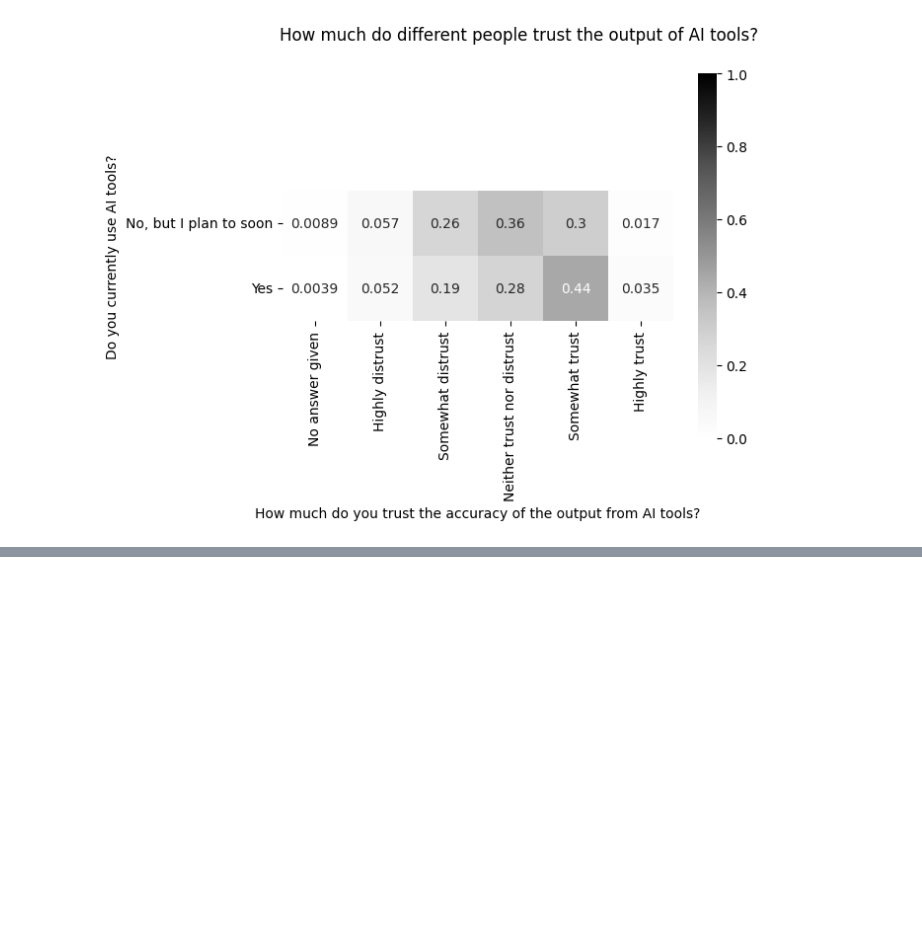
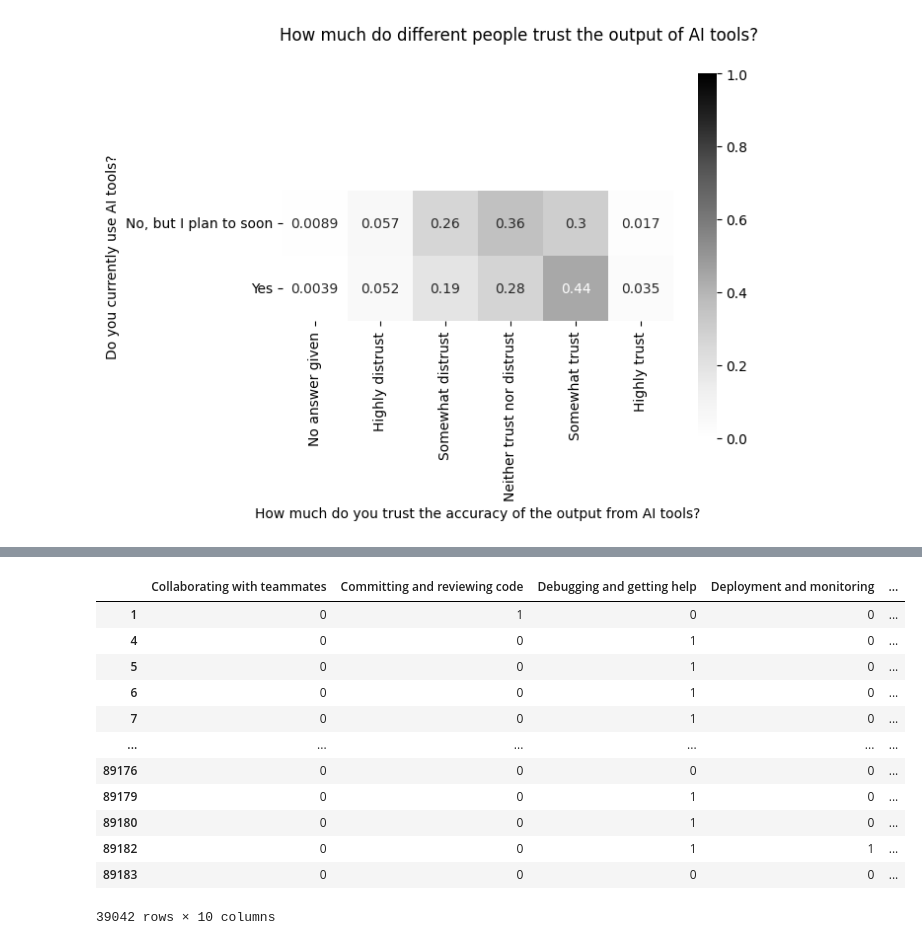
Before and after one commit to jeremysb1/data_analysis_projects, a Jupyter notebook: categorical_data.ipynb, the cells around one changed output, grey strips where cells are left out. Drawn from its saved outputs; the diff is of its cells as text; code cells hidden in the pictures; blank space fills up the shorter version.

Commit message:
added indicator columns for survey answers

```diff
--- a/categorical_data.ipynb
+++ b/categorical_data.ipynb
@@ -347,0 +366,21 @@ plt.show()
+# %%
+ai_tool_indicators = (
+    survey.loc[survey["AISelect"] == "Yes", "AIToolCurrently Using"]
+    .str.get_dummies(sep=";")
+)
+
+ai_tool_indicators
+# %% [output]
+|  | Collaborating with teammates | Committing and reviewing code | Debugging and getting help | Deployment and monitoring | ... |
+| 1 | 0 | 1 | 0 | 0 | ... |
+| 4 | 0 | 0 | 1 | 0 | ... |
+| 5 | 0 | 0 | 1 | 0 | ... |
+| 6 | 0 | 0 | 1 | 0 | ... |
+| 7 | 0 | 0 | 1 | 0 | ... |
+| ... | ... | ... | ... | ... | ... |
+| 89176 | 0 | 0 | 0 | 0 | ... |
+| 89179 | 0 | 0 | 1 | 0 | ... |
+| 89180 | 0 | 0 | 1 | 0 | ... |
+| 89182 | 0 | 0 | 1 | 1 | ... |
+| 89183 | 0 | 0 | 0 | 0 | ... |
+39042 rows × 10 columns
```
Also changed, not shown: parts of 1 cell of this notebook.
